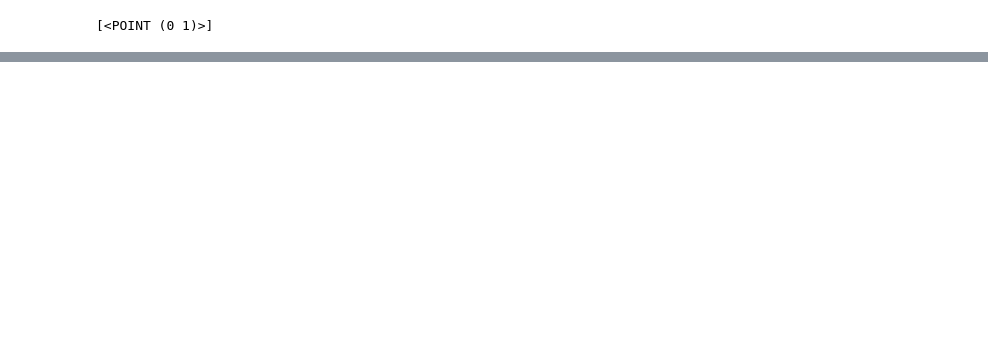
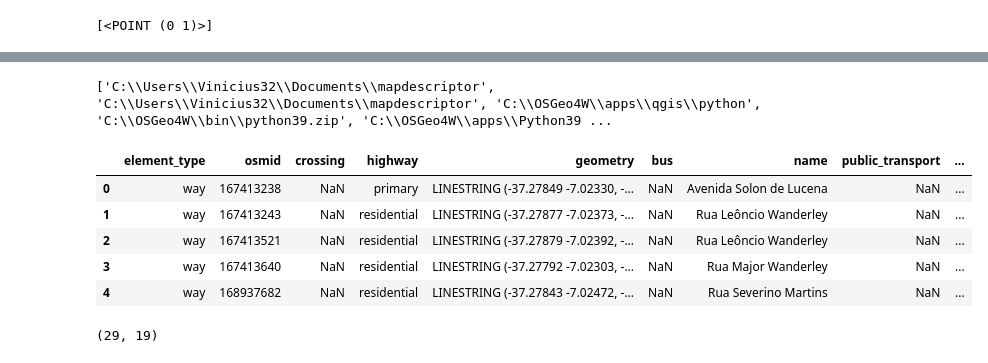
Before and after one commit to viniciuscva/mapdescriptor, a Jupyter notebook: descritor_de_mapas_v1.ipynb, the cells around one changed output, grey strips where cells are left out. Saved outputs shown, nothing was run; the diff lists cells and outputs as text; code cells hidden in the pictures; blank space fills up the shorter version.

```diff
--- a/descritor_de_mapas_v1.ipynb
+++ b/descritor_de_mapas_v1.ipynb
@@ -122,0 +213,23 @@ on_line
+# %%
+import sys
+print(sys.path)
+# %% [output]
+['C:\\Users\\Vinicius32\\Documents\\mapdescriptor', 'C:\\Users\\Vinicius32\\Documents\\mapdescriptor', 'C:\\OSGeo4W\\apps\\qgis\\python', 'C:\\OSGeo4W\\bin\\python39.zip', 'C:\\OSGeo4W\\apps\\Python39 ...
+# %%
+proximos = ox.geometries.geometries_from_point(( -7.02390, -37.27847), tags={'highway':True}, dist=100)
+# %%
+proximos = proximos[proximos['name'].apply(is_street)]
+proximos = pd.DataFrame(proximos)
+proximos.reset_index(inplace=True)
+proximos.head()
+# %% [output]
+|  | element_type | osmid | crossing | highway | geometry | bus | name | public_transport | ... |
+| 0 | way | 167413238 | NaN | primary | LINESTRING (-37.27849 -7.02330, -... | NaN | Avenida Solon de Lucena | NaN | ... |
+| 1 | way | 167413243 | NaN | residential | LINESTRING (-37.27877 -7.02373, -... | NaN | Rua Leôncio Wanderley | NaN | ... |
+| 2 | way | 167413521 | NaN | residential | LINESTRING (-37.27879 -7.02392, -... | NaN | Rua Leôncio Wanderley | NaN | ... |
+| 3 | way | 167413640 | NaN | residential | LINESTRING (-37.27792 -7.02303, -... | NaN | Rua Major Wanderley | NaN | ... |
+| 4 | way | 168937682 | NaN | residential | LINESTRING (-37.27843 -7.02472, -... | NaN | Rua Severino Martins | NaN | ... |
+# %%
+proximos.shape
+# %% [output]
+(29, 19)
```
Also changed, not shown: parts of 28 cells of this notebook, 9 other files.
